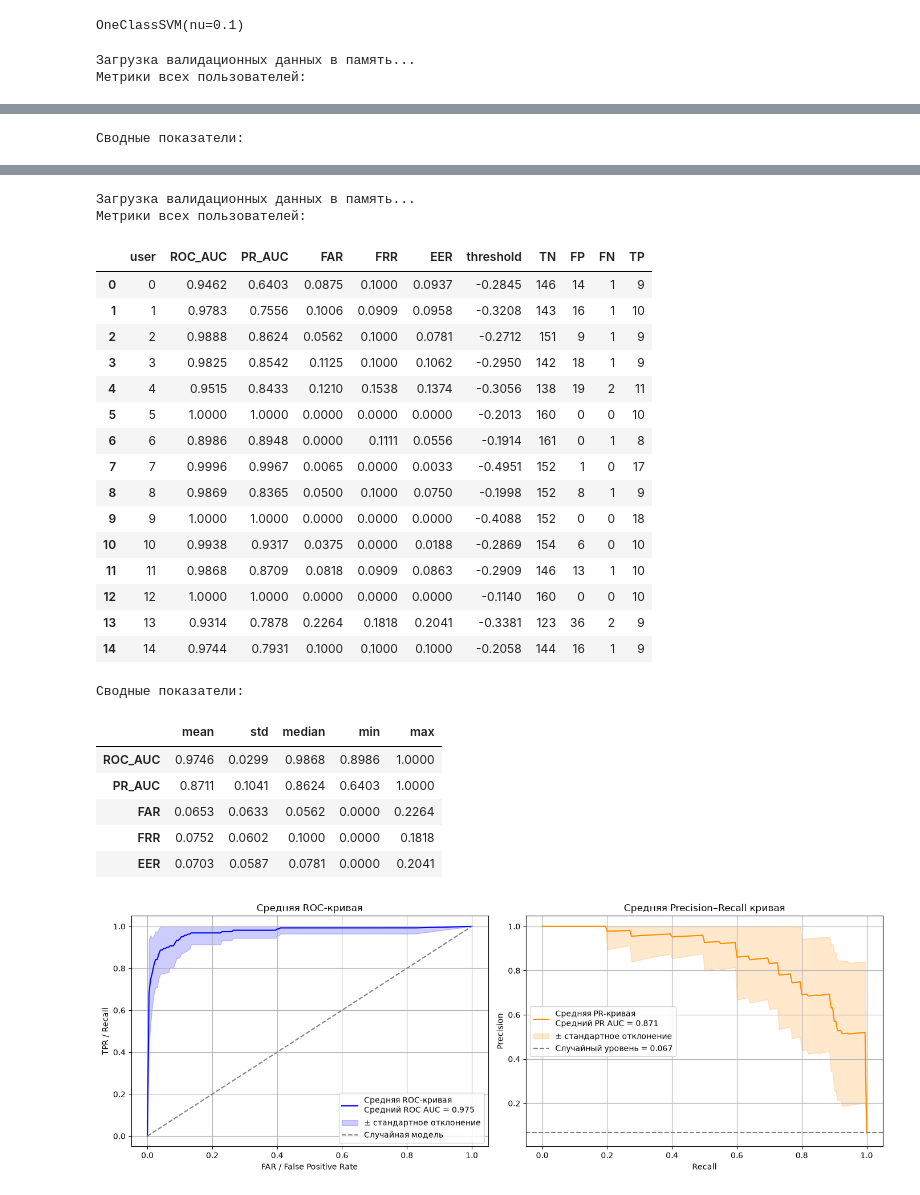
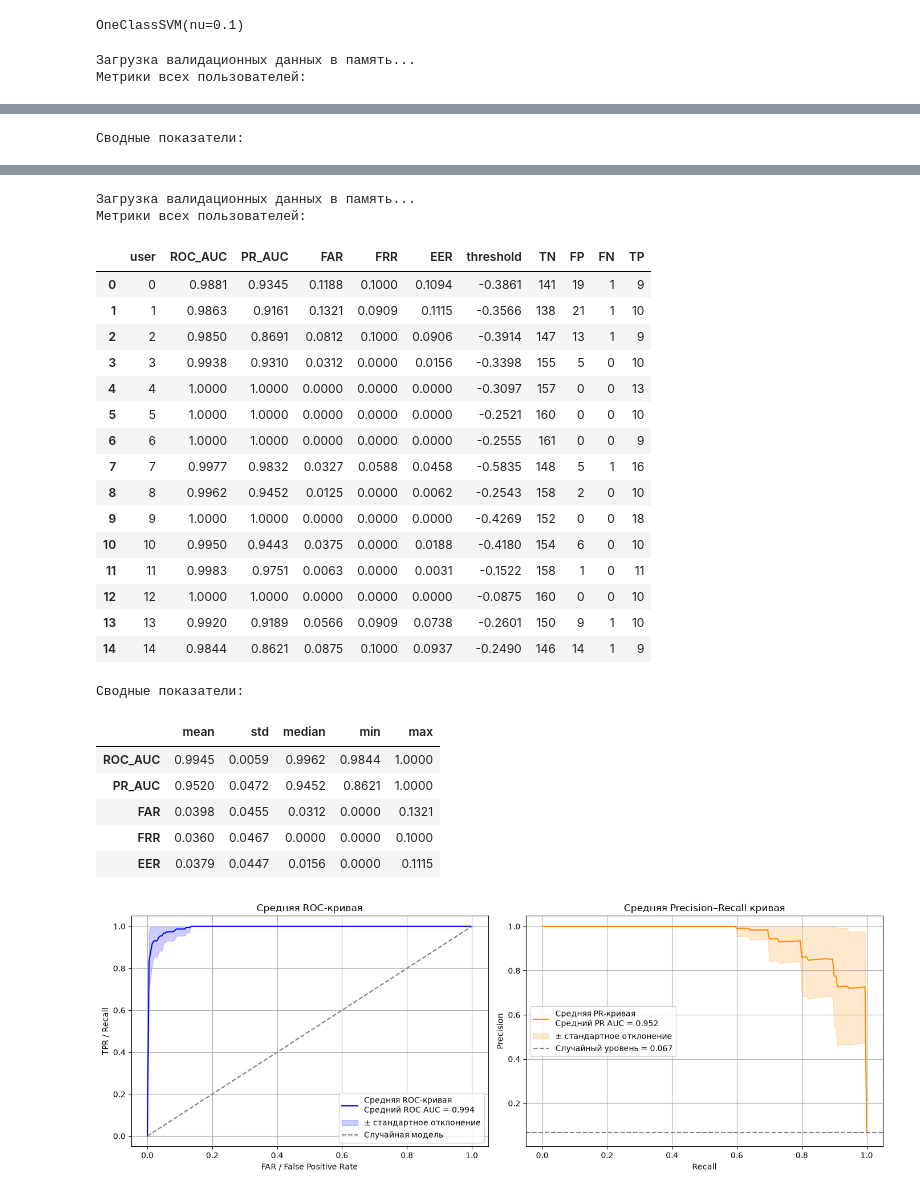
Before and after one commit to danya-kuzin/one_class_classifier, a Jupyter notebook: one‑class classifier.ipynb, the cells around one changed output, grey strips where cells are left out. Cells and saved outputs as stored; diff of their text form; code cells hidden in the pictures.

```diff
--- a/one‑class classifier.ipynb
+++ b/one‑class classifier.ipynb
@@ -4,6 +4,7 @@ from pathlib import Path
 import numpy as np
 import matplotlib.pyplot as plt
 from scipy.signal import buttord, butter, sosfiltfilt
+from scipy.ndimage import median_filter
 import pandas as pd
 from sklearn.preprocessing import StandardScaler
 import seaborn as sns
@@ -79,7 +80,7 @@ def get_gesture(user_folders, train_valid_test, num_user, num_file):
     return time_series_matrix
 
 # парсим атрибуты (временные ряды) из матрицы для 0-ого файла
-time_series_matrix = get_gesture(user_folders, "train", num_user=0, num_file=0)
+time_series_matrix = get_gesture(user_folders, "train", num_user=5, num_file=0)
 a_x = time_series_matrix[:, 0]
 a_y = time_series_matrix[:, 1]
 a_z = time_series_matrix[:, 2]
@@ -237,5 +260,5 @@ for i in range(amount_all_attributes):
 # %%
 for i in range(amount_all_attributes):
     build_one_attribute_plot(user_folders, train_valid_test="train",
-                             num_user=0, num_time_series=i, filt=1)
+                             num_user=0, num_time_series=i, filt=2, amount_all_attributes=6)
 # %% [output]
@@ -273,7 +296,7 @@ def extract_features(processed_gesture):
 
 
 # функция получения всех векторов признаков для пользователя
-def get_user_features(user_folders, train_valid_test, num_user):
+def get_user_features(user_folders, train_valid_test, num_user, filt):
     # парсим все жесты пользователя
     result_path = user_folders[num_user] / "inf" / train_valid_test
 
@@ -291,7 +314,7 @@ def get_user_features(user_folders, train_valid_test, num_user):
             num_user=num_user,
             num_file=i,
             amount_all_attributes=6,
-            filt=True
+            filt=filt
         )
 
         # получаем 42 признака
@@ -312,7 +335,7 @@ for statistic_name in statistic_names:
 
 # получаем матрицу из векторов признаков по всем жестам: (30 жестов)*(42 признака)
 feature_rows = []
-feature_rows = get_user_features(user_folders, "train", num_user=0)
+feature_rows = get_user_features(user_folders, "train", num_user=0, filt=1)
 X_train = feature_rows
 
 # названия строк - имена файлов с жестами
@@ -471,16 +494,16 @@ model.fit(X_train_scaled)
 OneClassSVM(nu=0.1)
 # %%
 # функция загрузки фалидационных данных
-def get_all_valid_test_features(user_folders, valid_test):
+def get_all_valid_test_features(user_folders, valid_test, filt):
     print("Загрузка валидационных данных в память...")
     all_valid_test_features = []
     for i in range(len(user_folders)):
-        all_valid_test_features.append(get_user_features(user_folders, valid_test, num_user=i))
+        all_valid_test_features.append(get_user_features(user_folders, valid_test, num_user=i, filt=filt))
     return all_valid_test_features
 
 
 # функция подсчета roc auc для одного пользователя
-def get_roc_auc_for_one(user_folders, owner_user, X_train_scaled, scaler, all_valid_test_features):
+def get_roc_auc_for_one(user_folders, owner_user, X_train_scaled, scaler, all_valid_test_features, filt):
     # создаем объект model
     model = OneClassSVM(
         kernel="rbf",
@@ -538,14 +561,16 @@ def evaluate_one_user(
     all_valid_test_features,
     owner_user,
     mean_fpr_grid,
-    mean_recall_grid
+    mean_recall_grid,
+    filt
 ):
 
     # получаем тренировочные жесты владельца
     X_train = get_user_features(
         user_folders,
         "train",
-        num_user=owner_user
+        num_user=owner_user,
+        filt=filt
     )
 
     # cтандартизируем тренировочные признаки
@@ -791,14 +816,14 @@ def plot_mean_curves(curve_data_list, metrics_table, mean_fpr_grid, mean_recall_
     plt.show()
 
 
-def run_all_users_analysis(user_folders, valid_test):
+def run_all_users_analysis(user_folders, valid_test, filt):
 
     # сетки для усреднения кривых
     mean_fpr_grid = np.linspace(0, 1, 201)
     mean_recall_grid = np.linspace(0, 1, 201)
 
     # один раз читаем validation
-    all_valid_test_features = get_all_valid_test_features(user_folders, valid_test)
+    all_valid_test_features = get_all_valid_test_features(user_folders, valid_test, filt)
 
     metrics_rows = []
     curve_data_list = []
@@ -811,7 +836,8 @@ def run_all_users_analysis(user_folders, valid_test):
             all_valid_test_features=(all_valid_test_features),
             owner_user=owner_user,
             mean_fpr_grid=mean_fpr_grid,
-            mean_recall_grid=(mean_recall_grid)
+            mean_recall_grid=(mean_recall_grid),
+            filt=filt
         )
 
         metrics_rows.append(metrics)
@@ -832,10 +858,10 @@ def run_all_users_analysis(user_folders, valid_test):
     return metrics_table, summary_table
 
 # для валидационной выборки
-metrics_table, summary_table = (run_all_users_analysis(user_folders, "valid"))
+metrics_table, summary_table = (run_all_users_analysis(user_folders, "valid", filt=2))
 
 # для тестовой
-metrics_table, summary_table = (run_all_users_analysis(user_folders, "test"))
+metrics_table, summary_table = (run_all_users_analysis(user_folders, "test", filt=2))
 # %% [output]
 Загрузка валидационных данных в память...
 Метрики всех пользователей:
@@ -866,26 +892,26 @@ metrics_table, summary_table = (run_all_users_analysis(user_folders, "test"))
 Загрузка валидационных данных в память...
 Метрики всех пользователей:
 |  | user | ROC_AUC | PR_AUC | FAR | FRR | EER | threshold | TN | FP | FN | TP |
-| 0 | 0 | 0.9462 | 0.6403 | 0.0875 | 0.1000 | 0.0937 | -0.2845 | 146 | 14 | 1 | 9 |
-| 1 | 1 | 0.9783 | 0.7556 | 0.1006 | 0.0909 | 0.0958 | -0.3208 | 143 | 16 | 1 | 10 |
-| 2 | 2 | 0.9888 | 0.8624 | 0.0562 | 0.1000 | 0.0781 | -0.2712 | 151 | 9 | 1 | 9 |
-| 3 | 3 | 0.9825 | 0.8542 | 0.1125 | 0.1000 | 0.1062 | -0.2950 | 142 | 18 | 1 | 9 |
-| 4 | 4 | 0.9515 | 0.8433 | 0.1210 | 0.1538 | 0.1374 | -0.3056 | 138 | 19 | 2 | 11 |
-| 5 | 5 | 1.0000 | 1.0000 | 0.0000 | 0.0000 | 0.0000 | -0.2013 | 160 | 0 | 0 | 10 |
-| 6 | 6 | 0.8986 | 0.8948 | 0.0000 | 0.1111 | 0.0556 | -0.1914 | 161 | 0 | 1 | 8 |
-| 7 | 7 | 0.9996 | 0.9967 | 0.0065 | 0.0000 | 0.0033 | -0.4951 | 152 | 1 | 0 | 17 |
-| 8 | 8 | 0.9869 | 0.8365 | 0.0500 | 0.1000 | 0.0750 | -0.1998 | 152 | 8 | 1 | 9 |
-| 9 | 9 | 1.0000 | 1.0000 | 0.0000 | 0.0000 | 0.0000 | -0.4088 | 152 | 0 | 0 | 18 |
-| 10 | 10 | 0.9938 | 0.9317 | 0.0375 | 0.0000 | 0.0188 | -0.2869 | 154 | 6 | 0 | 10 |
-| 11 | 11 | 0.9868 | 0.8709 | 0.0818 | 0.0909 | 0.0863 | -0.2909 | 146 | 13 | 1 | 10 |
-| 12 | 12 | 1.0000 | 1.0000 | 0.0000 | 0.0000 | 0.0000 | -0.1140 | 160 | 0 | 0 | 10 |
-| 13 | 13 | 0.9314 | 0.7878 | 0.2264 | 0.1818 | 0.2041 | -0.3381 | 123 | 36 | 2 | 9 |
-| 14 | 14 | 0.9744 | 0.7931 | 0.1000 | 0.1000 | 0.1000 | -0.2058 | 144 | 16 | 1 | 9 |
+| 0 | 0 | 0.9881 | 0.9345 | 0.1188 | 0.1000 | 0.1094 | -0.3861 | 141 | 19 | 1 | 9 |
+| 1 | 1 | 0.9863 | 0.9161 | 0.1321 | 0.0909 | 0.1115 | -0.3566 | 138 | 21 | 1 | 10 |
+| 2 | 2 | 0.9850 | 0.8691 | 0.0812 | 0.1000 | 0.0906 | -0.3914 | 147 | 13 | 1 | 9 |
+| 3 | 3 | 0.9938 | 0.9310 | 0.0312 | 0.0000 | 0.0156 | -0.3398 | 155 | 5 | 0 | 10 |
+| 4 | 4 | 1.0000 | 1.0000 | 0.0000 | 0.0000 | 0.0000 | -0.3097 | 157 | 0 | 0 | 13 |
+| 5 | 5 | 1.0000 | 1.0000 | 0.0000 | 0.0000 | 0.0000 | -0.2521 | 160 | 0 | 0 | 10 |
+| 6 | 6 | 1.0000 | 1.0000 | 0.0000 | 0.0000 | 0.0000 | -0.2555 | 161 | 0 | 0 | 9 |
+| 7 | 7 | 0.9977 | 0.9832 | 0.0327 | 0.0588 | 0.0458 | -0.5835 | 148 | 5 | 1 | 16 |
+| 8 | 8 | 0.9962 | 0.9452 | 0.0125 | 0.0000 | 0.0062 | -0.2543 | 158 | 2 | 0 | 10 |
+| 9 | 9 | 1.0000 | 1.0000 | 0.0000 | 0.0000 | 0.0000 | -0.4269 | 152 | 0 | 0 | 18 |
+| 10 | 10 | 0.9950 | 0.9443 | 0.0375 | 0.0000 | 0.0188 | -0.4180 | 154 | 6 | 0 | 10 |
+| 11 | 11 | 0.9983 | 0.9751 | 0.0063 | 0.0000 | 0.0031 | -0.1522 | 158 | 1 | 0 | 11 |
+| 12 | 12 | 1.0000 | 1.0000 | 0.0000 | 0.0000 | 0.0000 | -0.0875 | 160 | 0 | 0 | 10 |
+| 13 | 13 | 0.9920 | 0.9189 | 0.0566 | 0.0909 | 0.0738 | -0.2601 | 150 | 9 | 1 | 10 |
+| 14 | 14 | 0.9844 | 0.8621 | 0.0875 | 0.1000 | 0.0937 | -0.2490 | 146 | 14 | 1 | 9 |
 Сводные показатели:
 |  | mean | std | median | min | max |
-| ROC_AUC | 0.9746 | 0.0299 | 0.9868 | 0.8986 | 1.0000 |
-| PR_AUC | 0.8711 | 0.1041 | 0.8624 | 0.6403 | 1.0000 |
-| FAR | 0.0653 | 0.0633 | 0.0562 | 0.0000 | 0.2264 |
-| FRR | 0.0752 | 0.0602 | 0.1000 | 0.0000 | 0.1818 |
-| EER | 0.0703 | 0.0587 | 0.0781 | 0.0000 | 0.2041 |
+| ROC_AUC | 0.9945 | 0.0059 | 0.9962 | 0.9844 | 1.0000 |
+| PR_AUC | 0.9520 | 0.0472 | 0.9452 | 0.8621 | 1.0000 |
+| FAR | 0.0398 | 0.0455 | 0.0312 | 0.0000 | 0.1321 |
+| FRR | 0.0360 | 0.0467 | 0.0000 | 0.0000 | 0.1000 |
+| EER | 0.0379 | 0.0447 | 0.0156 | 0.0000 | 0.1115 |
-[figure, old version]
+[figure, new version]
```
Also changed, not shown: parts of 8 cells of this notebook.
